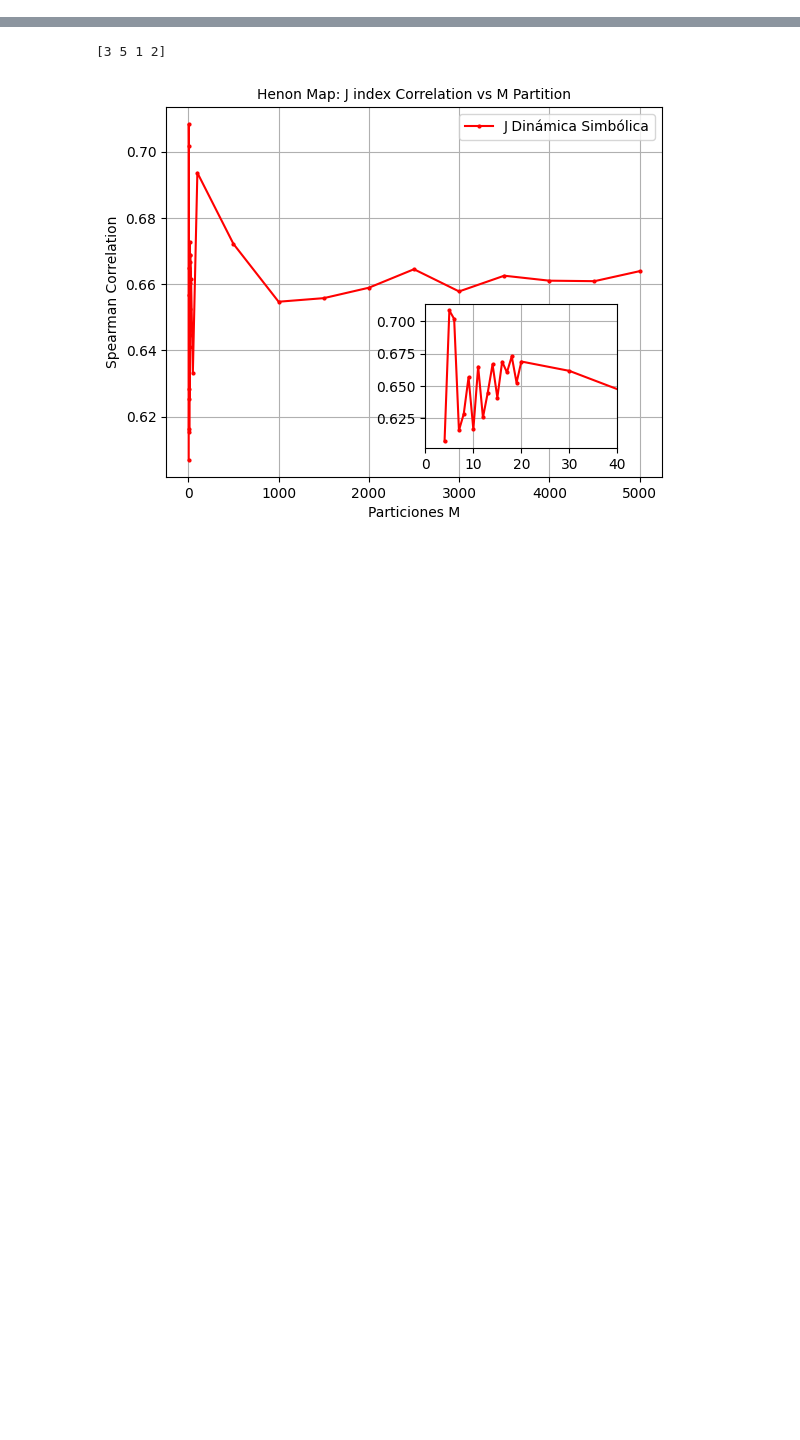
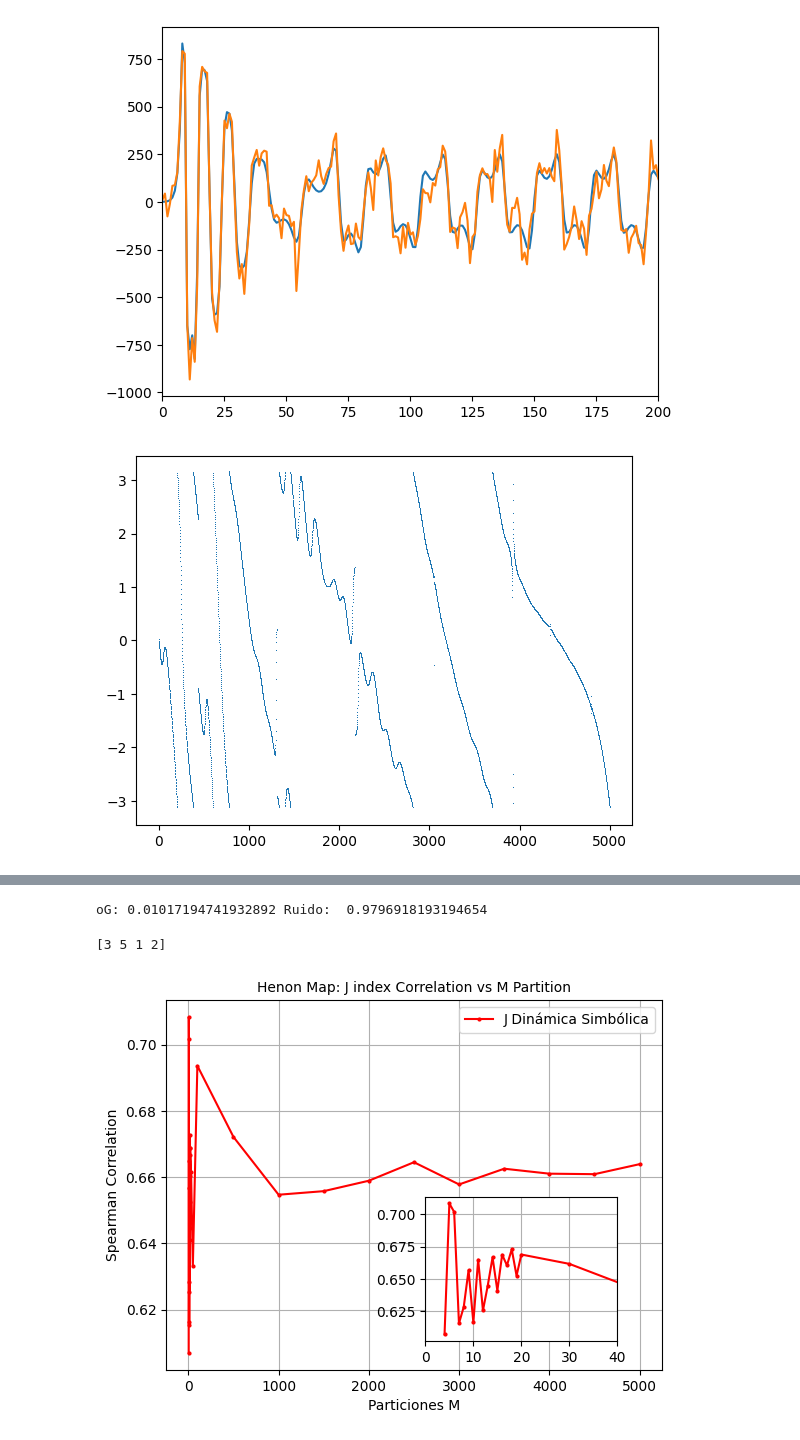
Before and after one commit to EduardoGarcia528/Tesis, a Jupyter notebook: henon_map.ipynb, the cells around one changed output, grey strips where cells are left out. Drawn from its saved outputs; the diff is of its cells as text; code cells hidden in the pictures; blank space fills up the shorter version.

```diff
--- a/henon_map.ipynb
+++ b/henon_map.ipynb
@@ -188,0 +314,19 @@ Correlación de Spearman: 0.8550095871260047
+# %%
+xs = np.loadtxt('lorenz_x_28.0.txt')
+ys = np.loadtxt('lorenz_y_28.0.txt')
+xs, ys, zs = lorenz_system(0.0, 1.0, 1.05, sigma=10, rho=1005, beta=8/3, dt=0.01, steps=10000)
+# xs, ys = henon_map(1.25, 0.3, 2000)
+plt.plot(ys)
+xs_ruido = add_white_noise(xs, 7)
+ys_ruido = add_white_noise(ys, 7)
+xs_discreto = discretizar_y(xs, 10)
+ys_discreto = discretizar_y(ys, 10)
+# plt.plot(ys_discreto)
+plt.plot(ys_ruido)
+plt.xlim(0,200)
+plt.show()
+
+print('oG:',J_bivariante(xs,ys,5000),'Ruido: ', J_bivariante(xs_ruido,ys_ruido,len(xs_ruido)))
+# %% [output]
+[figure, added]
+[figure, added]
@@ -189,3 +336,4 @@ Correlación de Spearman: 0.8550095871260047
+oG: 0.01017194741932892 Ruido:  0.9796918193194654
 # %%
 import numpy as np
 import matplotlib.pyplot as plt
```
Also changed, not shown: parts of 7 cells of this notebook, 5 other files.
